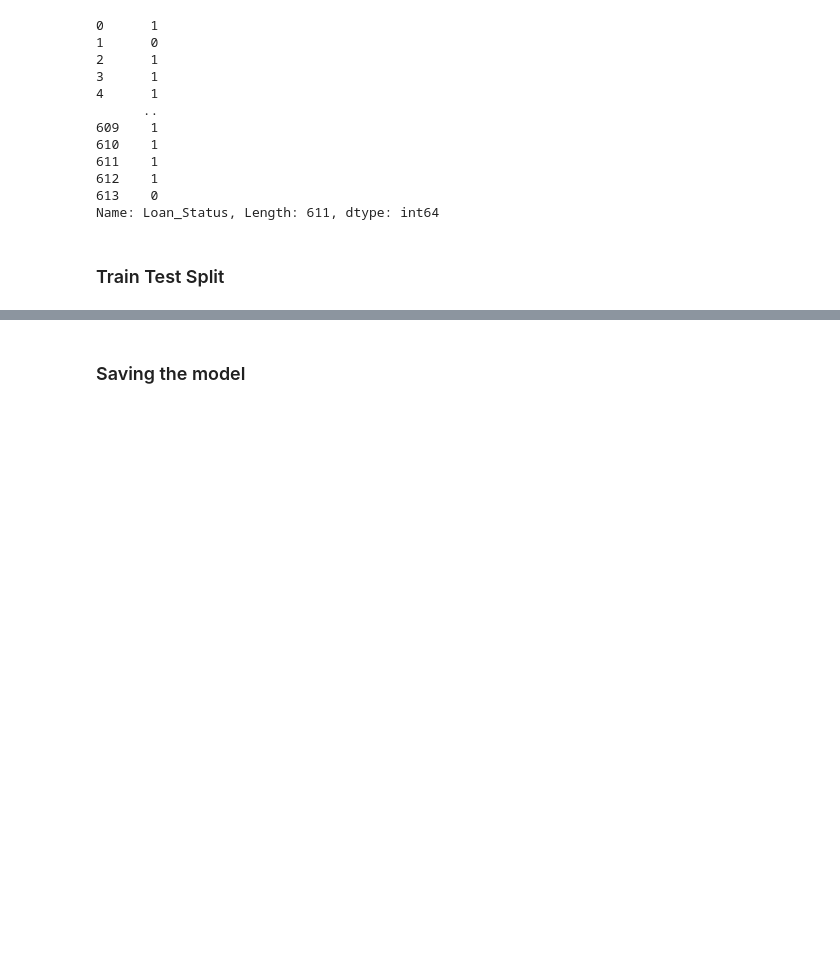
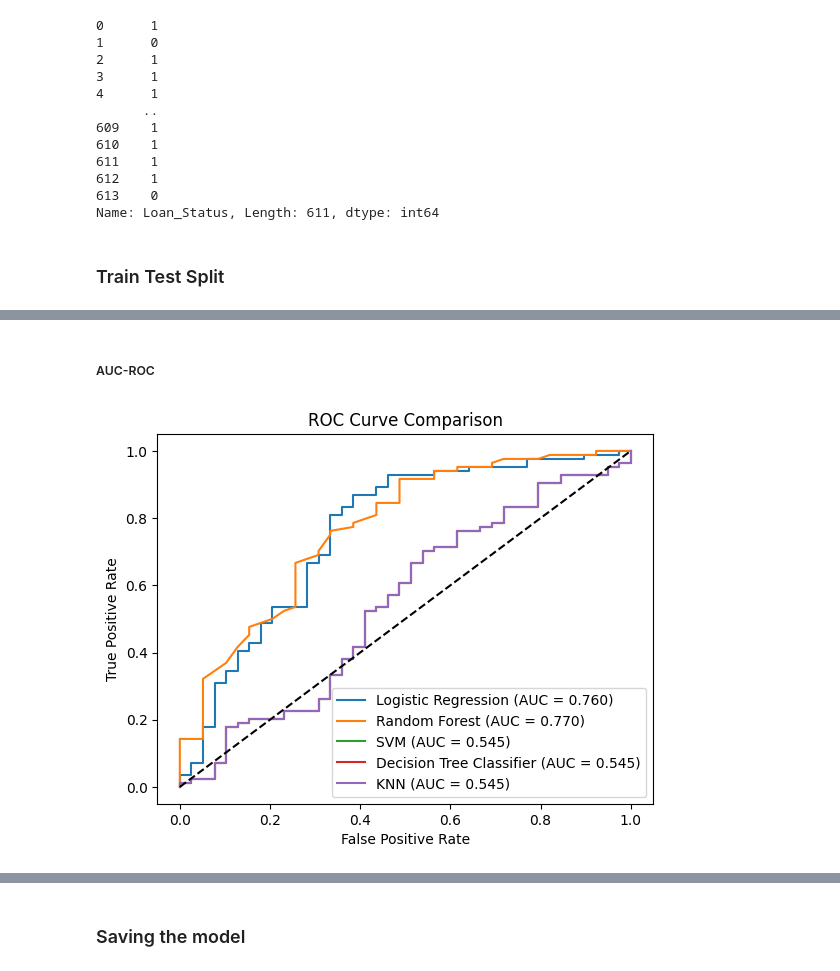
Before and after one commit to Aditya26Das/LoanFitAI, a Jupyter notebook: loan_prediction.ipynb, the cells around one changed output, grey strips where cells are left out. Saved outputs shown, nothing was run; the diff lists cells and outputs as text; code cells hidden in the pictures; blank space fills up the shorter version.

```diff
--- a/loan_prediction.ipynb
+++ b/loan_prediction.ipynb
@@ -529,2 +529,55 @@ Accuracy Score of Random Forest Classifier: 0.7642276422764228
 Accuracy Score of KNN: 0.5772357723577236
 Accuracy Score of SVM: 0.6829268292682927
+# %% [markdown]
+##### AUC-ROC
+# %%
+from sklearn.metrics import roc_curve, roc_auc_score
+
+# Initialize models
+model_1 = LogisticRegression()
+model_2 = RandomForestClassifier()
+model_3 = svm.SVC(probability=True)
+model_4 = DecisionTreeClassifier()
+model_5 = KNeighborsClassifier()
+
+# Train models
+model_1.fit(X_train, y_train)
+model_2.fit(X_train, y_train)
+model_3.fit(X_train, y_train)
+model_4.fit(X_train, y_train)
+model_5.fit(X_train, y_train)
+
+
+
+# Calculate predicted probabilities for ROC AUC
+y_pred_prob_1 = model_1.predict_proba(X_test)[:, 1]
+y_pred_prob_2 = model_2.predict_proba(X_test)[:, 1]
+y_pred_prob_3 = model_3.predict_proba(X_test)[:, 1]
+y_pred_prob_4 = model_3.predict_proba(X_test)[:, 1]
+y_pred_prob_5 = model_3.predict_proba(X_test)[:, 1]
+
+# Calculate ROC curves
+fpr_1, tpr_1, _ = roc_curve(y_test, y_pred_prob_1)
+fpr_2, tpr_2, _ = roc_curve(y_test, y_pred_prob_2)
+fpr_3, tpr_3, _ = roc_curve(y_test, y_pred_prob_3)
+fpr_4, tpr_4, _ = roc_curve(y_test, y_pred_prob_3)
+fpr_5, tpr_5, _ = roc_curve(y_test, y_pred_prob_3)
+
+# Plot ROC curves
+plt.plot(fpr_1, tpr_1, label='Logistic Regression (AUC = {:.3f})'.format(roc_auc_score(y_test, y_pred_prob_1)))
+plt.plot(fpr_2, tpr_2, label='Random Forest (AUC = {:.3f})'.format(roc_auc_score(y_test, y_pred_prob_2)))
+plt.plot(fpr_3, tpr_3, label='SVM (AUC = {:.3f})'.format(roc_auc_score(y_test, y_pred_prob_3)))
+plt.plot(fpr_4, tpr_4, label='Decision Tree Classifier (AUC = {:.3f})'.format(roc_auc_score(y_test, y_pred_prob_4)))
+plt.plot(fpr_5, tpr_5, label='KNN (AUC = {:.3f})'.format(roc_auc_score(y_test, y_pred_prob_5)))
+
+# Plot diagonal line for random guessing
+plt.plot([0, 1], [0, 1], 'k--')
+
+# Configure plot
+plt.xlabel('False Positive Rate')
+plt.ylabel('True Positive Rate')
+plt.title('ROC Curve Comparison')
+plt.legend(loc='lower right')
+plt.show()
+# %% [output]
+[figure, added]
```
Also changed, not shown: parts of 6 cells of this notebook, 1 other file.
